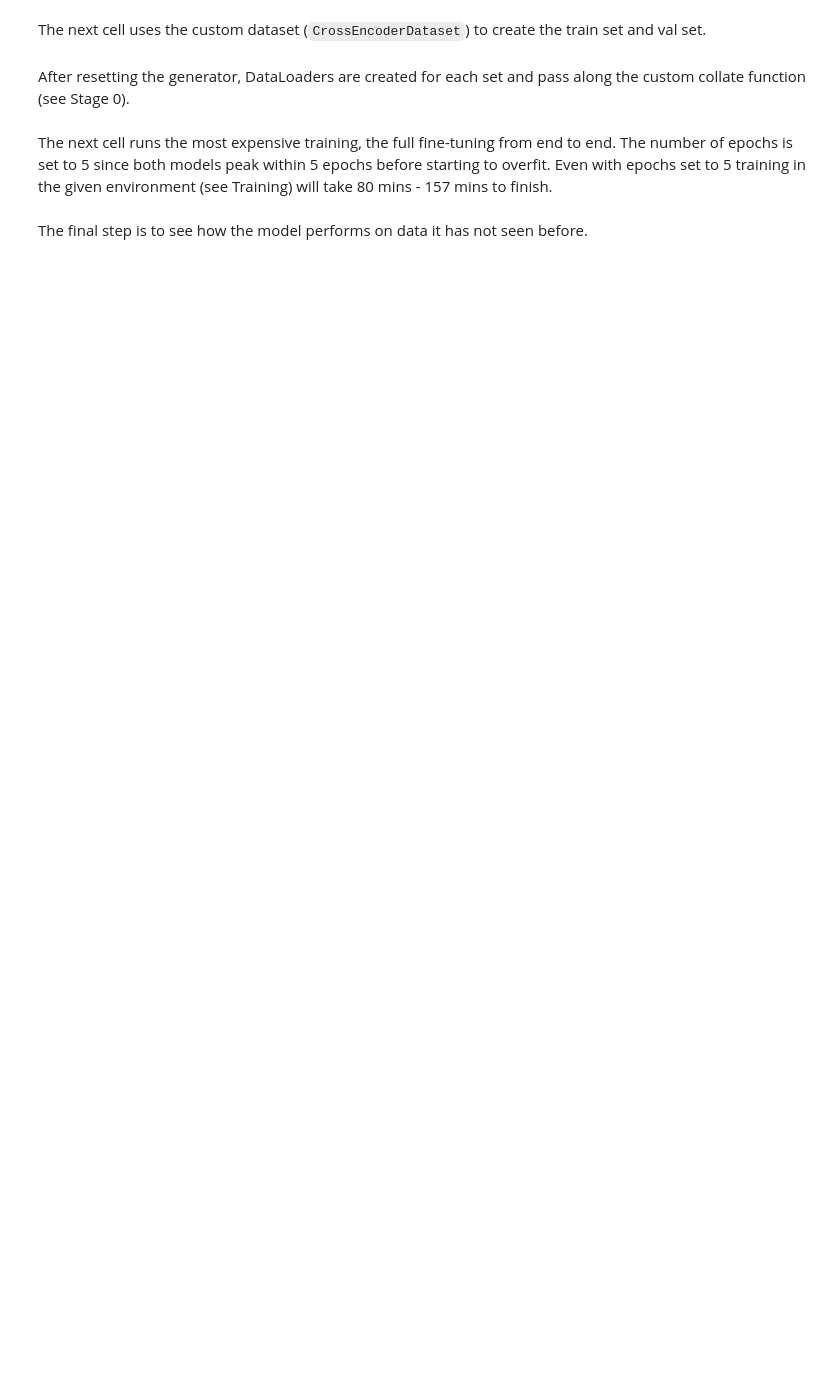
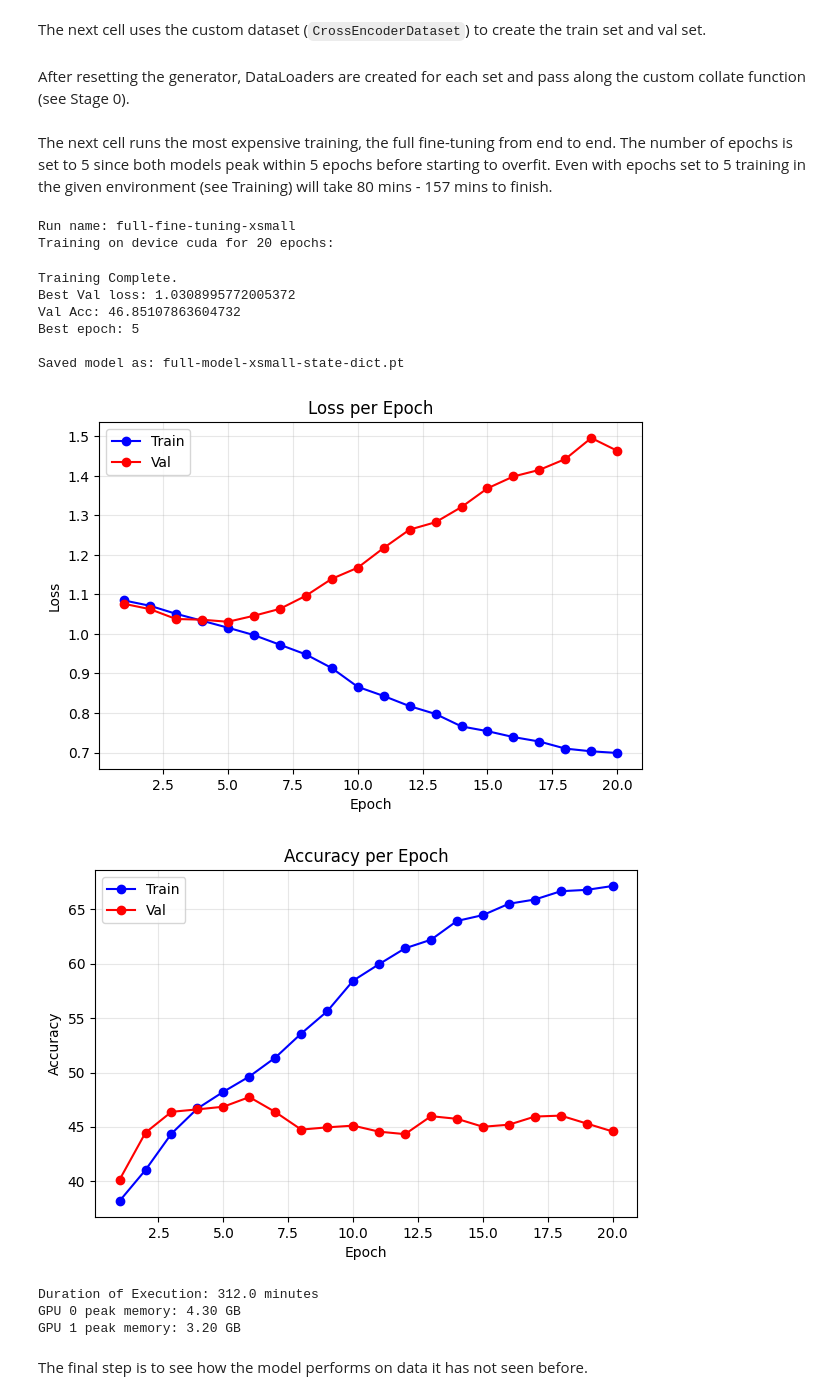
Before and after one commit to fernandoquintino/llm-classification-finetuning, a Jupyter notebook: llm_preference_classification.ipynb, the cells around one changed output. Saved outputs shown, nothing was run; the diff lists cells and outputs as text; code cells hidden in the pictures; blank space fills up the shorter version.

Commit message:
xsmall run code with output and training with abort and clipping

```diff
--- a/llm_preference_classification.ipynb
+++ b/llm_preference_classification.ipynb
@@ -401,7 +398,7 @@ if DATA_CLEAN:
     )
     full_loader = DataLoader(
         full_dataset,
-        batch_size=BATCH_SIZE,
+        batch_size=64,
         shuffle=False,
         collate_fn=partial(collate_cross_encoder, tokenizer=tokenizer),
         num_workers=NUM_WORKERS,
@@ -574,3 +592,4 @@ model_encoder.gradient_checkpointing_enable()
 model_classifier = DeepPreferenceClassifier(input_dim=HIDDEN_SIZE, num_blocks=3)
 model_classifier.load_state_dict(torch.load(classifier_weights_file, map_location="cpu"))
 model = PreferenceModel(model_encoder,model_classifier)
+model = model.to(device)
@@ -624,7 +641,7 @@ val_loader = DataLoader(
 # %% [markdown]
 The next cell runs the most expensive training, the full fine-tuning from end to end. The number of epochs is set to 5 since both models peak within 5 epochs before starting to overfit. Even with epochs set to 5 training in the given environment (see Training) will take 80 mins - 157 mins to finish.
 # %%
-run_name = f"full-fine-tuning_{MODEL_SIZE}"
+run_name = f"full-fine-tuning-{MODEL_SIZE}"
 print("Run name: " + run_name)
 start_time = tracking_start()
 gc.collect()
@@ -641,35 +658,52 @@ scheduler = optim.lr_scheduler.ReduceLROnPlateau(
     optimizer,
     mode="min",  # Decrease val loss.
     factor=0.5,
     patience=3,
 )
 
 # Confirm the runtime actually has the intended device before running training.
 if device.type == TARGET_DEVICE:
     results = train_model(
         model=model,
         train_loader=train_loader,
         val_loader=val_loader,
         device=device,
         optimizer=optimizer,
         loss=loss,
-        num_epochs=5,
+        num_epochs=20,
         scaler=scaler,
         scheduler=scheduler,
-        run_name=run_name
+        run_name=run_name,
+        abort_epoch=None,
+        max_grad_norm=1.0,
+        warmup_steps=180,
     )
 
     cross_full_model_weights_file = f"full-model-{MODEL_SIZE}-state-dict.pt"
     torch.save(
         results["best_model"].state_dict(),
         cross_full_model_weights_file
     )
     print(f"\nSaved model as: {cross_full_model_weights_file}\n")
 
     plot_results(results)
 else:
     print(f"Device is set to {device} (Needs to be set to {TARGET_DEVICE}).")
 tracking_stop(start_time)
+# %% [output]
+Run name: full-fine-tuning-xsmall
+Training on device cuda for 20 epochs:
+Training Complete.
+Best Val loss: 1.0308995772005372
+Val Acc: 46.85107863604732
+Best epoch: 5
+
+Saved model as: full-model-xsmall-state-dict.pt
+[figure, added]
+[figure, added]
+Duration of Execution: 312.0 minutes
+GPU 0 peak memory: 4.30 GB
+GPU 1 peak memory: 3.20 GB
 # %% [markdown]
 The final step is to see how the model performs on data it has not seen before.
 # %%
```
Also changed, not shown: parts of 15 cells of this notebook, 1 other file.
